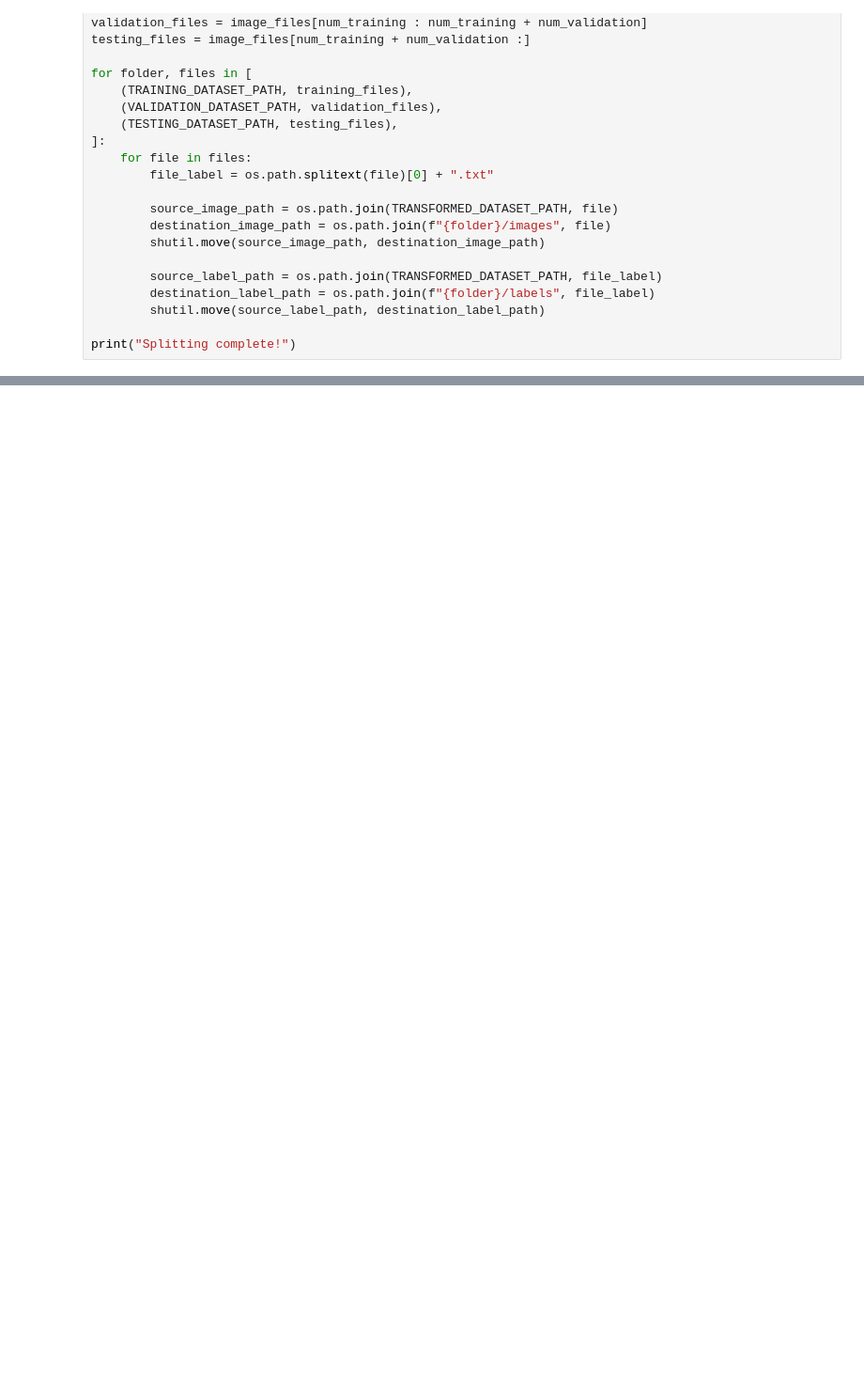
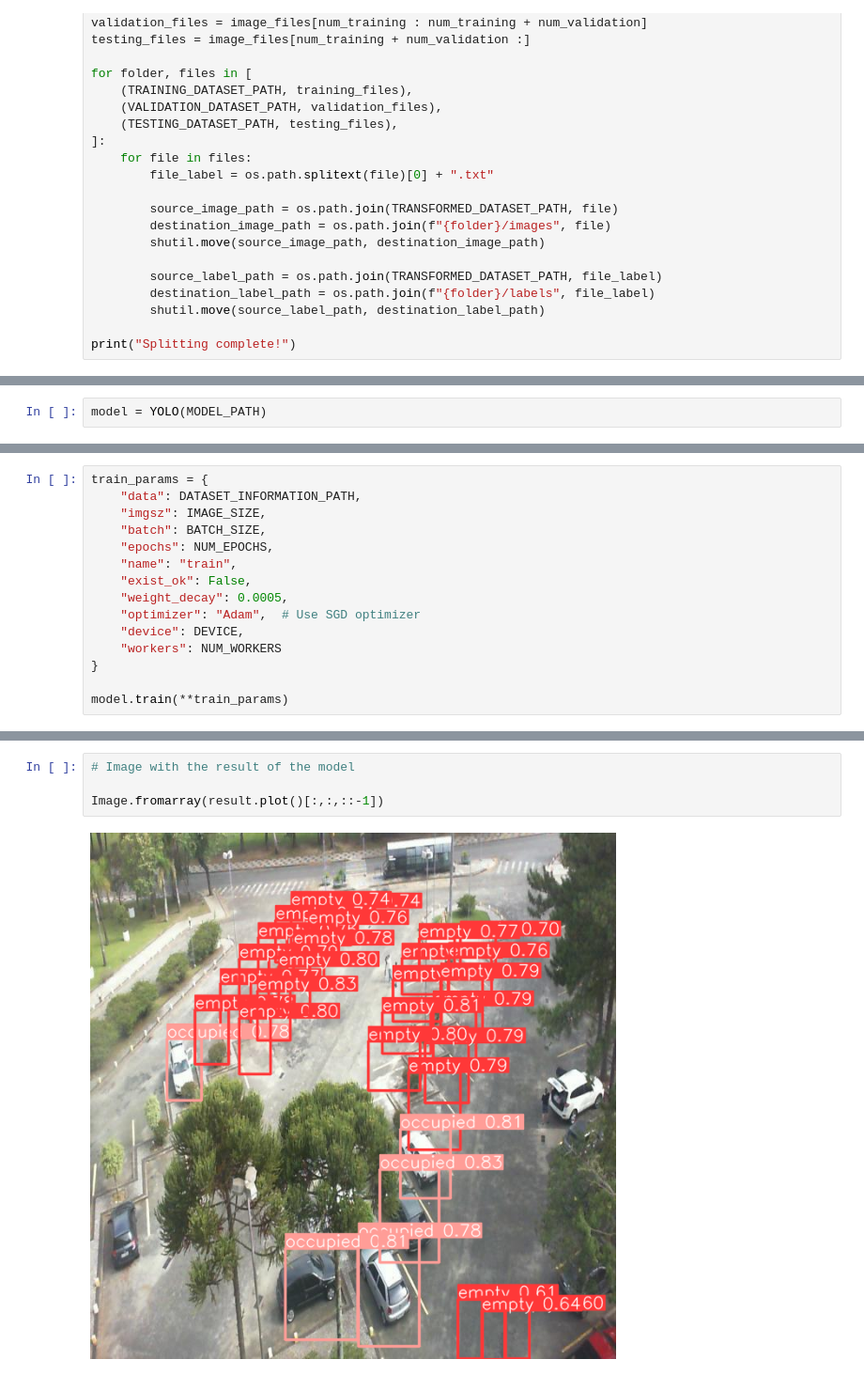
Before and after one commit to rubentorres-developer/DeepLearning-Project, a Jupyter notebook: main.ipynb, the cells around one changed output, grey strips where cells are left out. Shown at 94% size. Saved outputs shown, nothing was run; the diff lists cells and outputs as text; blank space fills up the shorter version.

```diff
--- a/main.ipynb
+++ b/main.ipynb
@@ -152,0 +170,2 @@ print("Splitting complete!")
+# %%
+model = YOLO(MODEL_PATH)
@@ -152,0 +174,15 @@ print("Splitting complete!")
+# %%
+train_params = {
+    "data": DATASET_INFORMATION_PATH,
+    "imgsz": IMAGE_SIZE,
+    "batch": BATCH_SIZE,
+    "epochs": NUM_EPOCHS,
+    "name": "train",
+    "exist_ok": False,
+    "weight_decay": 0.0005,
+    "optimizer": "Adam",  # Use SGD optimizer
+    "device": DEVICE,
+    "workers": NUM_WORKERS
+}
+
+model.train(**train_params)
@@ -152,0 +260,6 @@ print("Splitting complete!")
+# %%
+# Image with the result of the model
+
+Image.fromarray(result.plot()[:,:,::-1])
+# %% [output]
+[figure, added]
```
Also changed, not shown: parts of 10 cells of this notebook.
